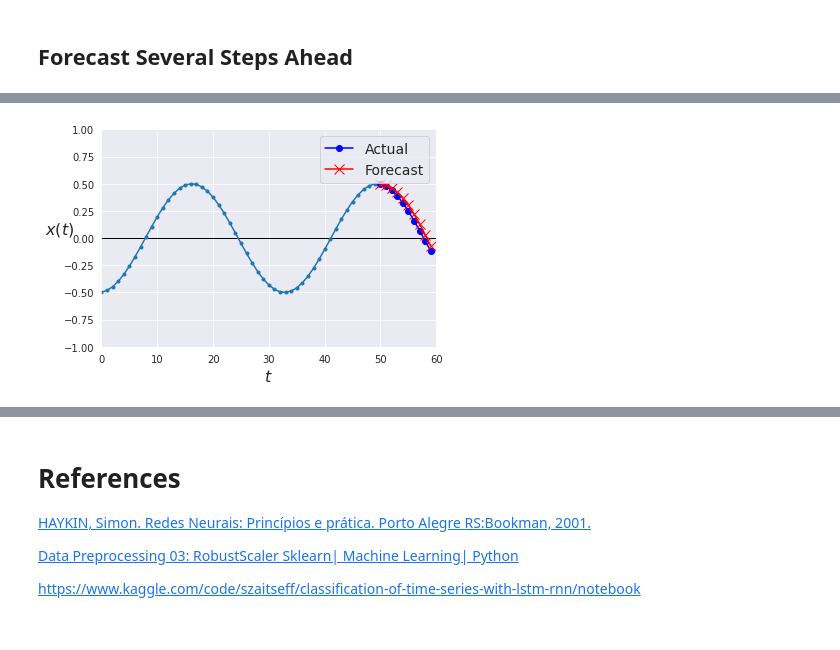
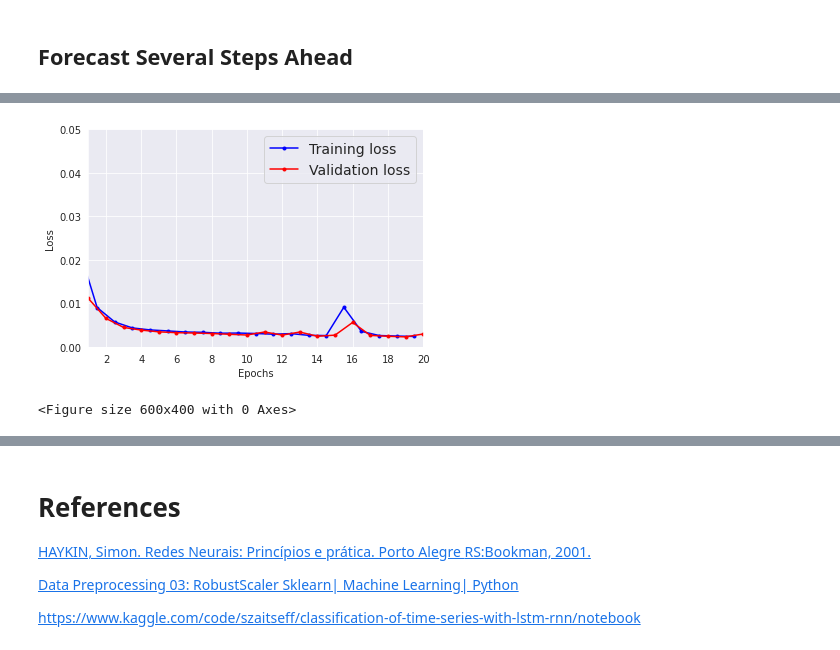
Before and after one commit to barauna-lo/Neurocomputing, a Jupyter notebook: Project_05_RNN.ipynb, the cells around one changed output, grey strips where cells are left out. Drawn from its saved outputs; the diff is of its cells as text; code cells hidden in the pictures.

```diff
--- a/Project_05_RNN.ipynb
+++ b/Project_05_RNN.ipynb
@@ -576,8 +586,12 @@ np.random.seed(43)
 series = generate_time_series2(1, n_steps + 10,weigth2=0,weigth3=0)
 X_new, Y_new = series[:, :50, :], series[:, 50:, :]
 Y_pred = model.predict(X_new)[:, -1][..., np.newaxis]
-# %%
-plot_multiple_forecasts(X_new, Y_new, Y_pred)
-plt.show()
-# %% [output]
-[figure, removed]
+# %%
+plot_learning_curves(history.history["loss"], history.history["val_loss"])
+plt.figure(dpi=100)
+plt.suptitle('Metrics',  y=0.90, horizontalalignment='center', verticalalignment='bottom', fontsize = 15)
+plt.savefig('P5_Predic_05_metrisM2.png',bbox_inches='tight')
+plt.show()
+# %% [output]
+[figure, added]
+<Figure size 600x400 with 0 Axes>
```
Also changed, not shown: parts of 7 cells of this notebook.
